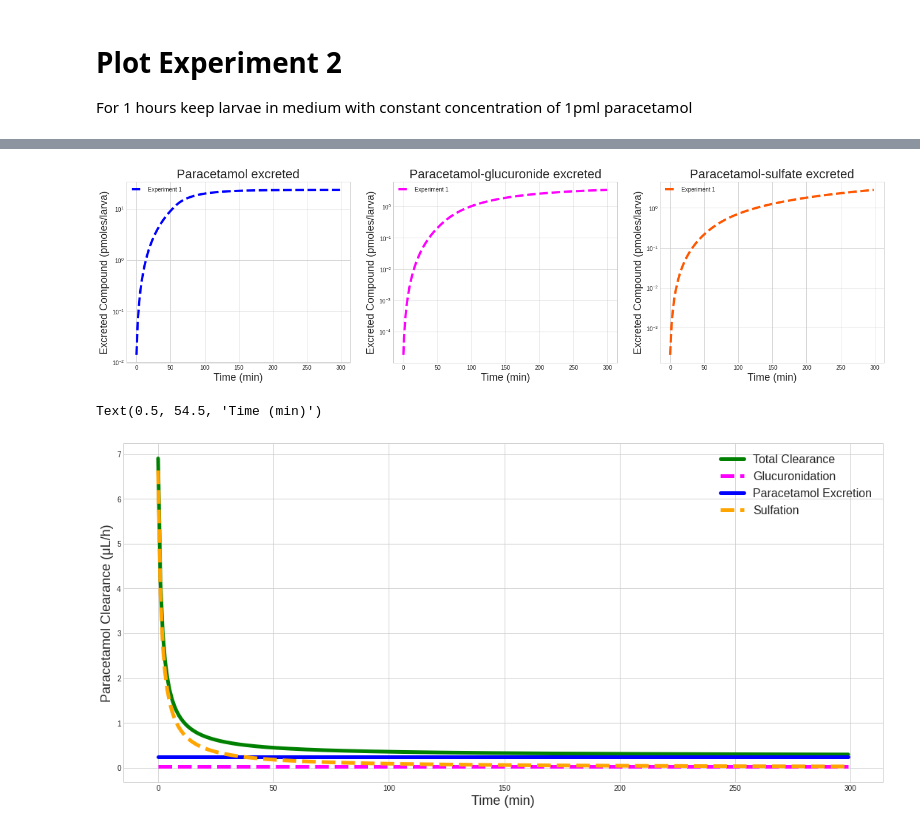
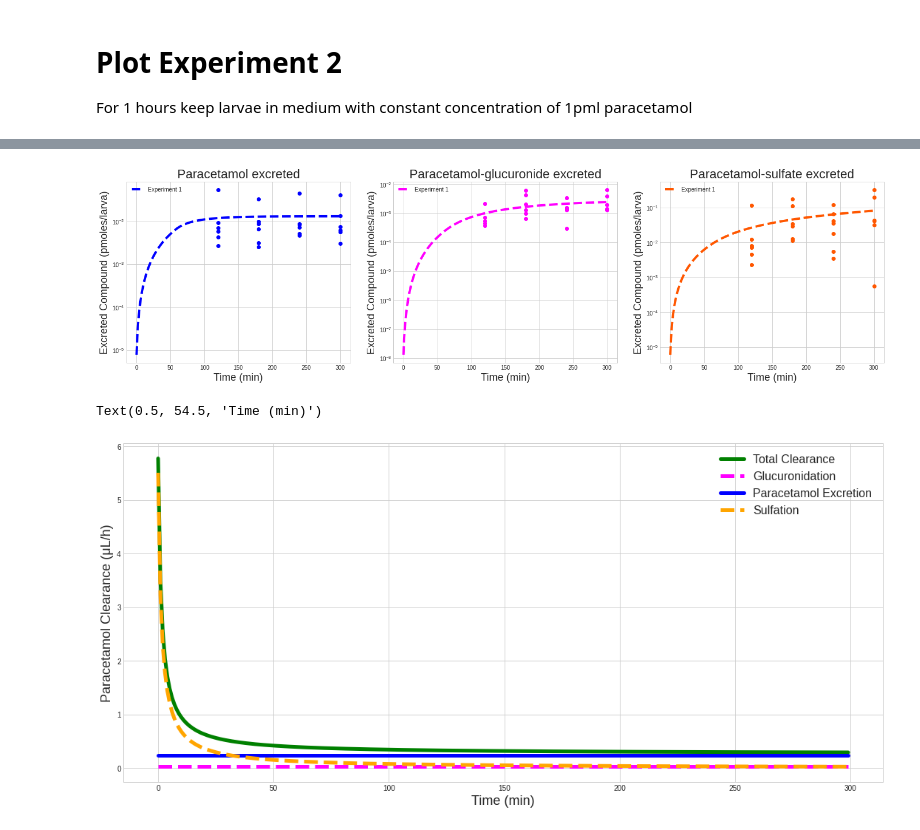
Before and after one commit to OhGreat/pharmacokinetics_with_petri_nets, a Jupyter notebook: visualization.ipynb, the cells around one changed output, grey strips where cells are left out. Drawn from its saved outputs; the diff is of its cells as text; code cells hidden in the pictures.

```diff
--- a/visualization.ipynb
+++ b/visualization.ipynb
@@ -15,0 +19,12 @@ Image.open('zebrafish_model.png')
+# %%
+# read dataset
+df = pd.read_csv('data/dataset.csv')
+
+# DV preprocessing
+df['DV'] = df['DV'].replace(".", None)
+df['DV'] = df['DV'].astype(float)
+df['AMT'] = df['AMT'].replace(".", None)
+df['AMT'] = df['AMT'].astype(float)
+
+# print statistics and head
+df.head(3)
@@ -131,16 +215,18 @@ labels_excreted = [
 ]
 # %%
 plots(
-    p1=pe2,
-    g1=ge2,
-    s1=se2,
+    p1=pe2/1800,
+    g1=ge2/1400,
+    s1=se2/35,
     title=title_excreted,
     subtitles=subtitles_excreted,
     labels=labels_excreted,
-    linestyle='dashed'
+    linestyle='dashed',
+    data_points=2,
+    log_scale=True
   )
 # %% [output]
-[figure, old version]
+[figure, new version]
 # %%
 sulfation = []
 glucu = []
@@ -154,6 +240,7 @@ for t in range(300):
   sulfation.append(k_PS_f*0.262*60)
   excre.append(K_pe*0.218*60)
   glucu.append(K_gf*0.125*60)
+sulfation = np.array(sulfation)*0.83
 tot = np.array(sulfation) + np.array(glucu) + np.array(excre)
 fig, ax = plt.subplots(figsize=(16,8))
 fig.tight_layout(pad=5.0)
@@ -167,4 +254,4 @@ ax.set_ylabel('Paracetamol Clearance (μL/h)', fontsize=18)
 ax.set_xlabel('Time (min)', fontsize=18)
 # %% [output]
 Text(0.5, 54.5, 'Time (min)')
-[figure, old version]
+[figure, new version]
```
Also changed, not shown: parts of 6 cells of this notebook.
